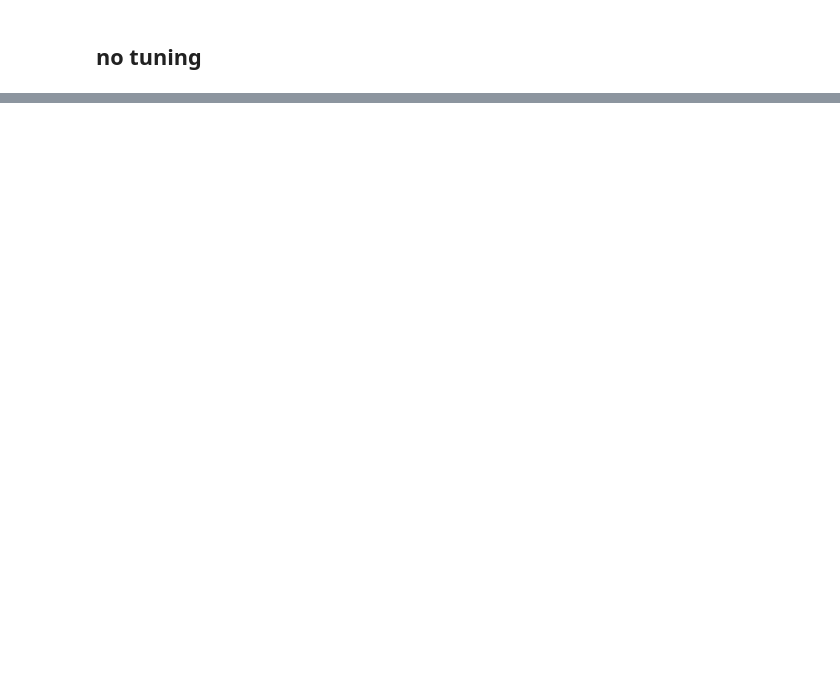
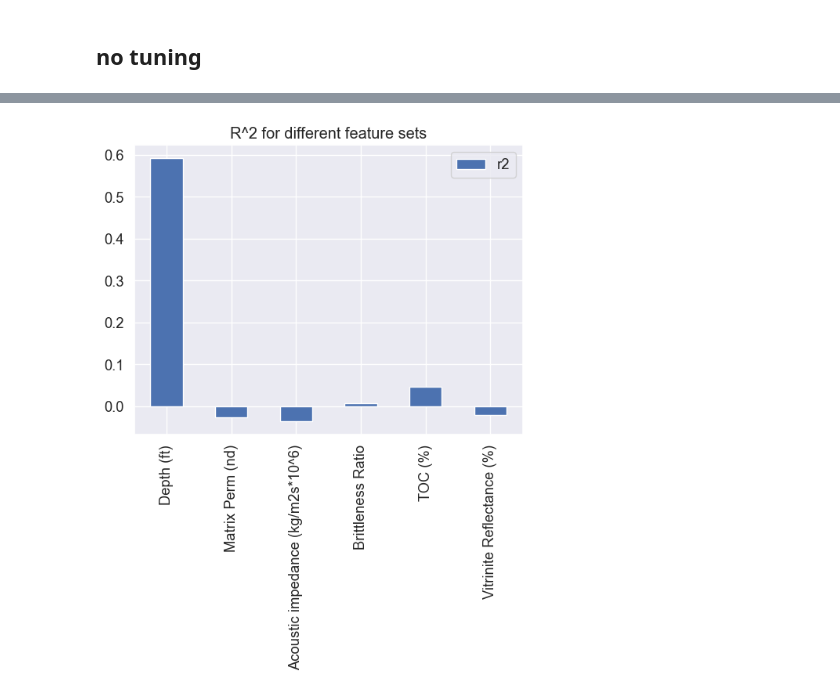
Before and after one commit to greyson-newton/big-data-analytics, a Jupyter notebook: big-data-analytics/midterms/M1/m1.ipynb, the cells around one changed output, grey strips where cells are left out. Drawn from its saved outputs; the diff is of its cells as text; code cells hidden in the pictures; blank space fills up the shorter version.

```diff
--- a/big-data-analytics/midterms/M1/m1.ipynb
+++ b/big-data-analytics/midterms/M1/m1.ipynb
@@ -450,0 +480,29 @@ mse  0.749088  0.749080  0.749080  0.749087
+# %%
+
+with open("param_grids.yml", "r") as f:
+    param_grids = yaml.safe_load(f)
+
+# Instantiate factories and train pipelines with tuning functionality
+model_factory = RegressionFactory()
+pipeline_factory = PipelineFactory()
+target = 'Porosity (%)'
+feature_set = [[feature] for feature in df.drop(target,axis=1).columns]
+models = ['linear', 'ridge', 'lasso', 'elastic', 'Random Forest',
+          'Gradient Boosting', 'Support Vector Regressor']
+best_features = dict()
+for features in feature_set:
+
+    train_pipelines(df, target, features, models, model_factory,
+                    pipeline_factory, param_grids)
+
+    best_model = max(model_factory.metrics, key=lambda x: model_factory.metrics[x]['r2'])
+
+    best_features[features[0]] = {
+        'r2': model_factory.metrics[best_model]['r2'],
+        'mse': model_factory.metrics[best_model]['mse'],
+        'model': best_model
+    }
+    print(f"Best model for feature set {features}: {best_model} with R^2: {model_factory.metrics[best_model]['r2']}")
+    # Visualize the metrics with a bar plot
+
+best_features
@@ -450,0 +545,8 @@ mse  0.749088  0.749080  0.749080  0.749087
+# %%
+# plot metrics on best features
+best_features_df = pd.DataFrame(best_features).T
+# plot
+best_features_df.plot(kind='bar', y='r2', title='R^2 for different feature sets')
+plt.show()
+# %% [output]
+[figure, added]
```
Also changed, not shown: parts of 26 cells of this notebook, 22 other files.
